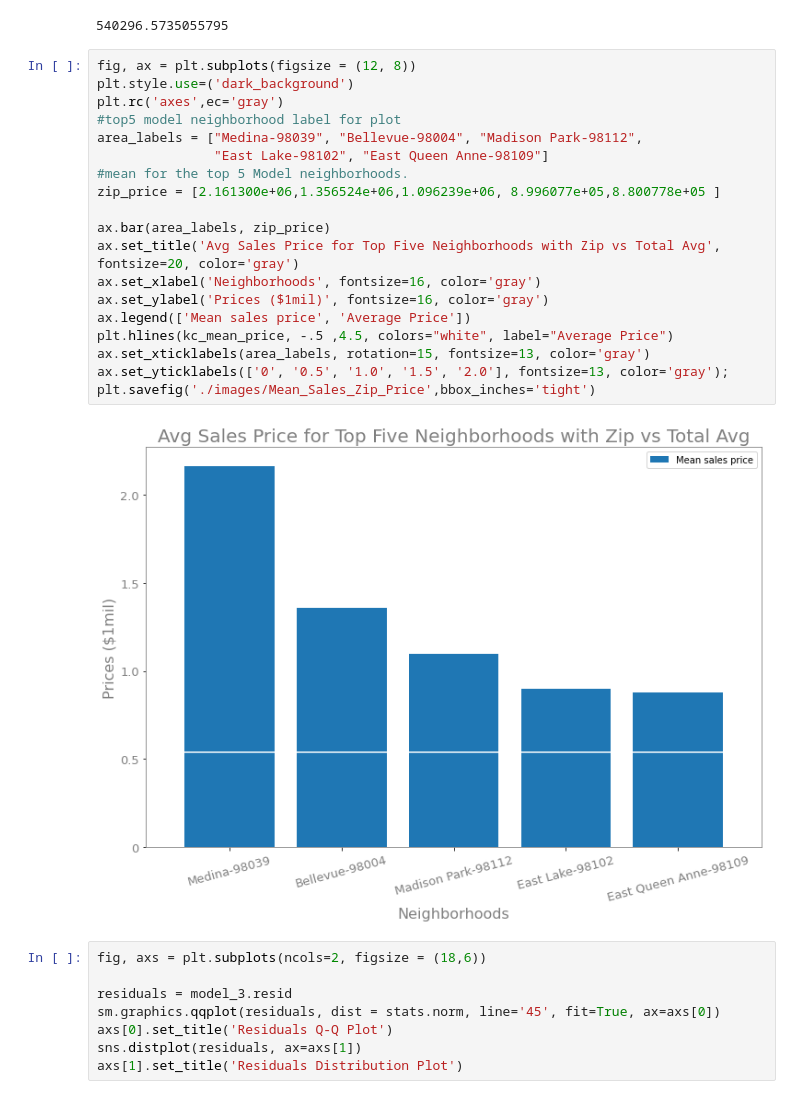
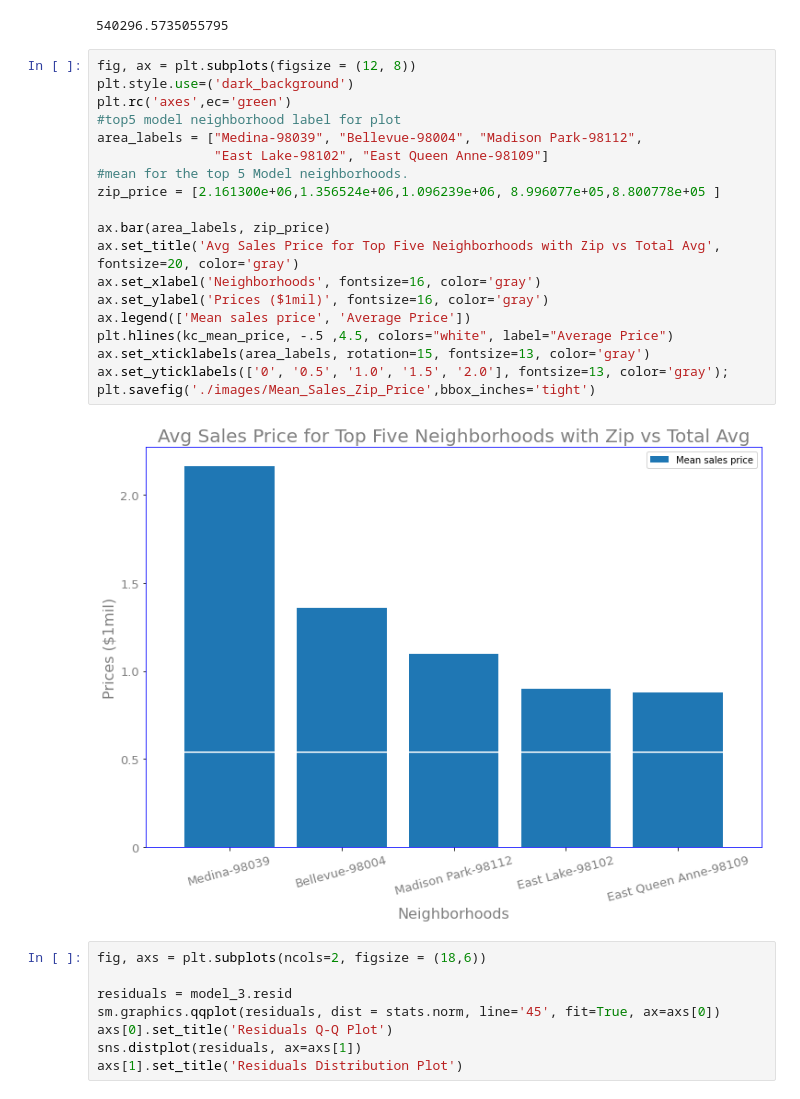
Before and after one commit to ekvu/phase_2_project_King_County_RE, a Jupyter notebook: COPY_PLAY_NOTEBOOK.ipynb, the cells around one changed output. Drawn from its saved outputs; the diff is of its cells as text.

```diff
--- a/COPY_PLAY_NOTEBOOK.ipynb
+++ b/COPY_PLAY_NOTEBOOK.ipynb
@@ -592,24 +592,24 @@ kc_mean_price
 # %%
 fig, ax = plt.subplots(figsize = (12, 8))
 plt.style.use=('dark_background')
-plt.rc('axes',ec='gray')
+plt.rc('axes',ec='green')
 #top5 model neighborhood label for plot
 area_labels = ["Medina-98039", "Bellevue-98004", "Madison Park-98112",
                "East Lake-98102", "East Queen Anne-98109"]
 #mean for the top 5 Model neighborhoods.
 zip_price = [2.161300e+06,1.356524e+06,1.096239e+06, 8.996077e+05,8.800778e+05 ]
 
 ax.bar(area_labels, zip_price)
 ax.set_title('Avg Sales Price for Top Five Neighborhoods with Zip vs Total Avg', fontsize=20, color='gray')
 ax.set_xlabel('Neighborhoods', fontsize=16, color='gray')
 ax.set_ylabel('Prices ($1mil)', fontsize=16, color='gray')
 ax.legend(['Mean sales price', 'Average Price'])
 plt.hlines(kc_mean_price, -.5 ,4.5, colors="white", label="Average Price")
 ax.set_xticklabels(area_labels, rotation=15, fontsize=13, color='gray')
 ax.set_yticklabels(['0', '0.5', '1.0', '1.5', '2.0'], fontsize=13, color='gray');
 plt.savefig('./images/Mean_Sales_Zip_Price',bbox_inches='tight')
 # %% [output]
-[figure, old version]
+[figure, new version]
 # %%
 fig, axs = plt.subplots(ncols=2, figsize = (18,6))
 
```
Also changed, not shown: 1 other file.
